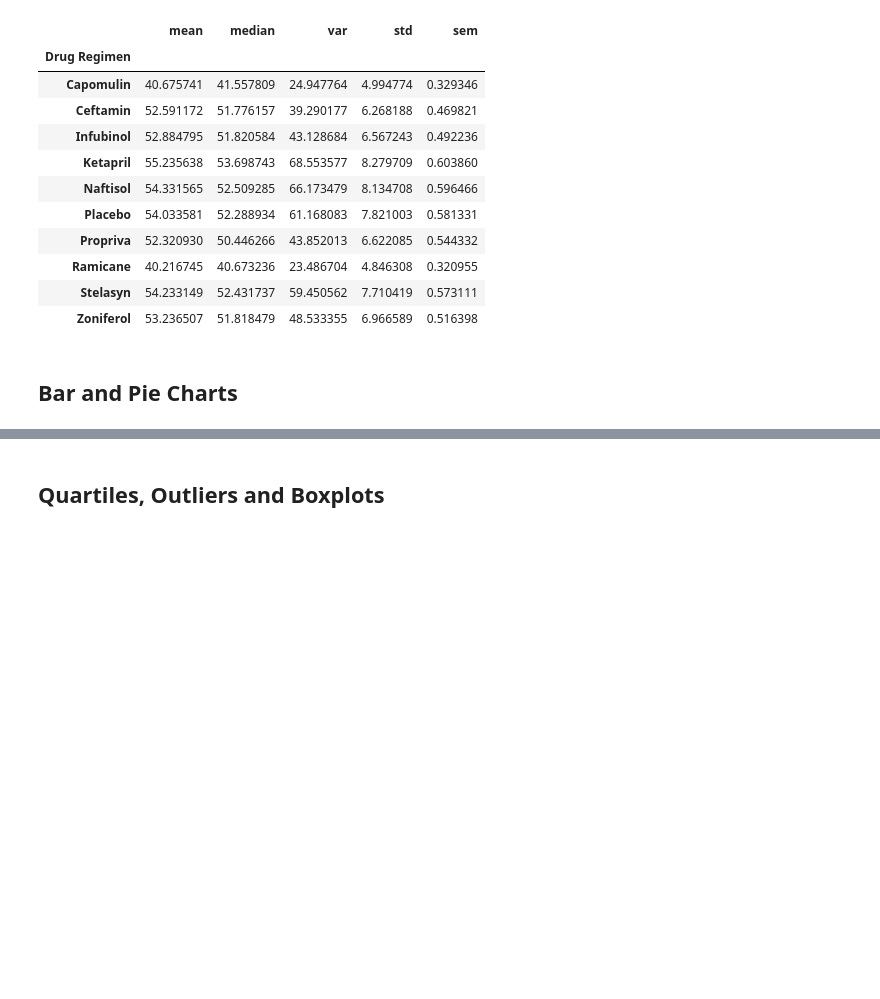
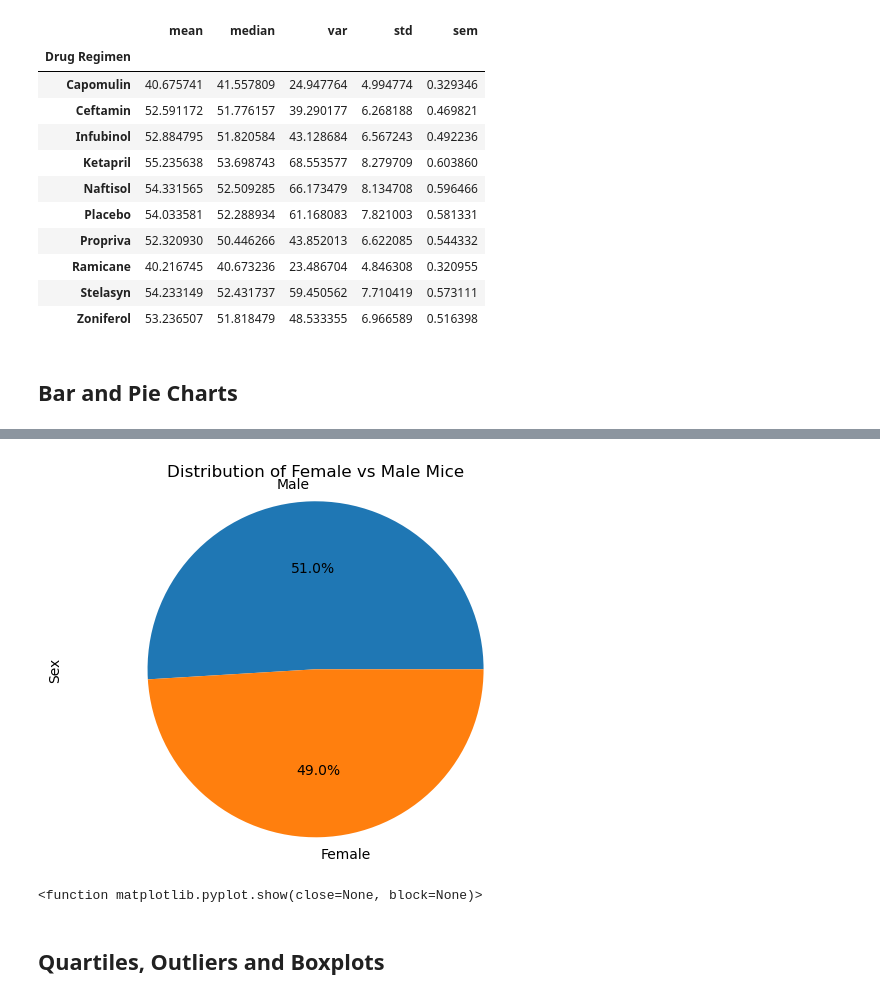
Before and after one commit to angiecfoust/matplotlib_module5, a Jupyter notebook: Pymaceuticals/pymaceuticals_starter.ipynb, the cells around one changed output, grey strips where cells are left out. Drawn from its saved outputs; the diff is of its cells as text; code cells hidden in the pictures; blank space fills up the shorter version.

```diff
--- a/Pymaceuticals/pymaceuticals_starter.ipynb
+++ b/Pymaceuticals/pymaceuticals_starter.ipynb
@@ -191,3 +196,20 @@ plt.show()
+# %%
+# Generate a pie plot showing the distribution of female versus male mice using pyplot
+#use already defined "sex" dataframe count, create plot with %
+labels = study_data_df["Sex"].unique()
+plt.pie(sex, labels=labels, autopct="%1.1f%%")
+
+#add titles and 'y' label
+plt.ylabel("Sex")
+plt.title("Distribution of Female vs Male Mice")
+plt.axis("equal")
+
+#get rid of the <function matplotlib.pyplot.show(close=None, block=None)> message on top of the graph
+plt.show(block=False)
+plt.show
+# %% [output]
+[figure, added]
+<function matplotlib.pyplot.show(close=None, block=None)>
 # %% [markdown]
 ## Quartiles, Outliers and Boxplots
 # %%
```
Also changed, not shown: parts of 4 cells of this notebook, 1 other file.
